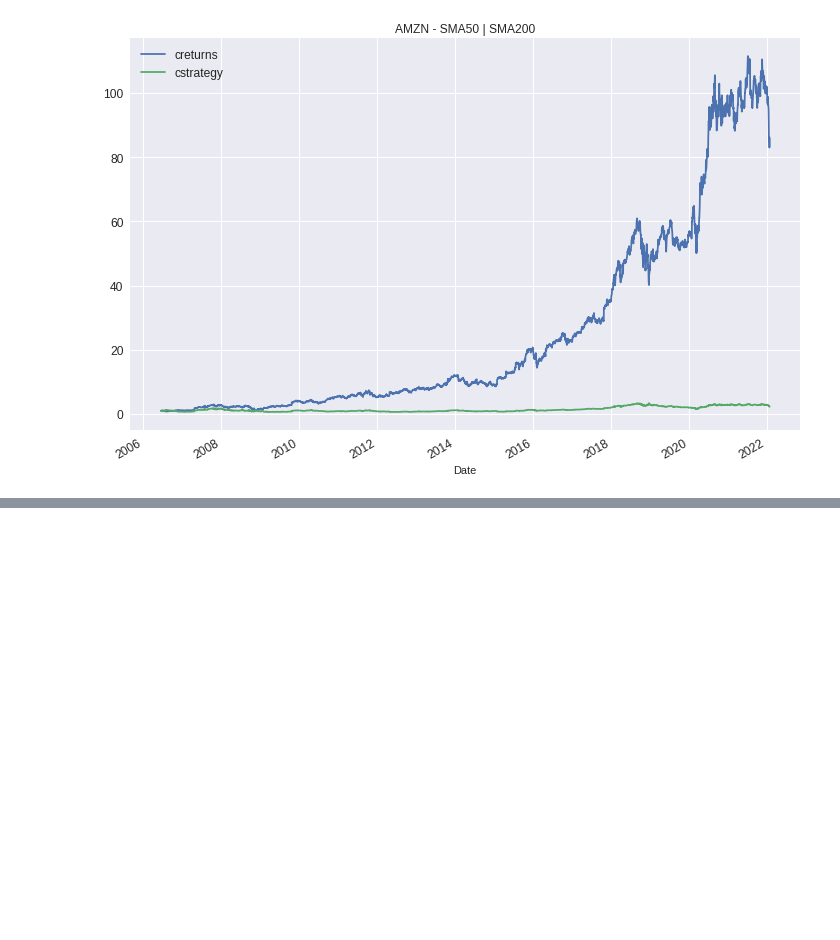
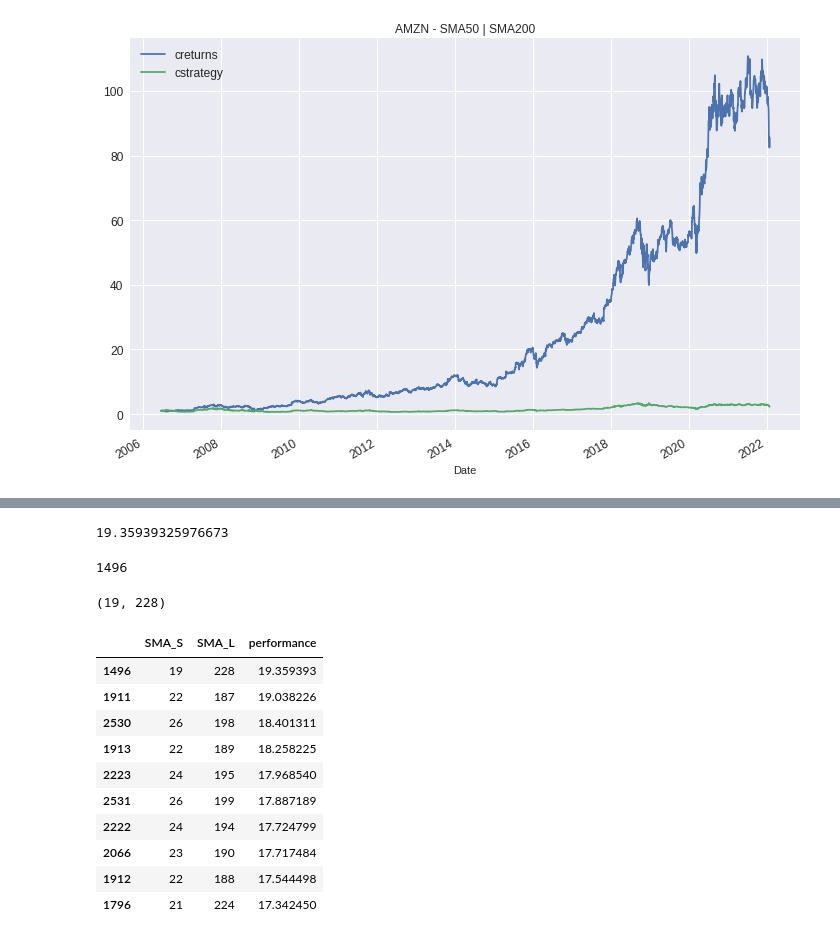
Before and after one commit to balaajhi/One-step-at-a-time, a Jupyter notebook: Simple_Moving_Average_AMZN.ipynb, the cells around one changed output, grey strips where cells are left out. Drawn from its saved outputs; the diff is of its cells as text; code cells hidden in the pictures; blank space fills up the shorter version.

```diff
--- a/Simple_Moving_Average_AMZN.ipynb
+++ b/Simple_Moving_Average_AMZN.ipynb
@@ -562,0 +620,2 @@ outperf
+# %%
+combinations = list(product(SMA_S_range, SMA_L_range))
@@ -562,0 +630,4 @@ outperf
+# %%
+results = []
+for comb in combinations:
+    results.append(test_strategy(comb))
@@ -562,0 +636,31 @@ outperf
+# %%
+np.max(results)
+# %% [output]
+19.35939325976673
+# %%
+np.argmax(results)
+# %% [output]
+1496
+# %%
+combinations[np.argmax(results)]
+# %% [output]
+(19, 228)
+# %%
+many_results = pd.DataFrame(data = combinations, columns = ["SMA_S", "SMA_L"])
+many_results
+# %%
+many_results["performance"] = results
+# %%
+many_results.nlargest(10, "performance")
+# %% [output]
+|  | SMA_S | SMA_L | performance |
+| 1496 | 19 | 228 | 19.359393 |
+| 1911 | 22 | 187 | 19.038226 |
+| 2530 | 26 | 198 | 18.401311 |
+| 1913 | 22 | 189 | 18.258225 |
+| 2223 | 24 | 195 | 17.968540 |
+| 2531 | 26 | 199 | 17.887189 |
+| 2222 | 24 | 194 | 17.724799 |
+| 2066 | 23 | 190 | 17.717484 |
+| 1912 | 22 | 188 | 17.544498 |
+| 1796 | 21 | 224 | 17.342450 |
```
Also changed, not shown: parts of 45 cells of this notebook.
